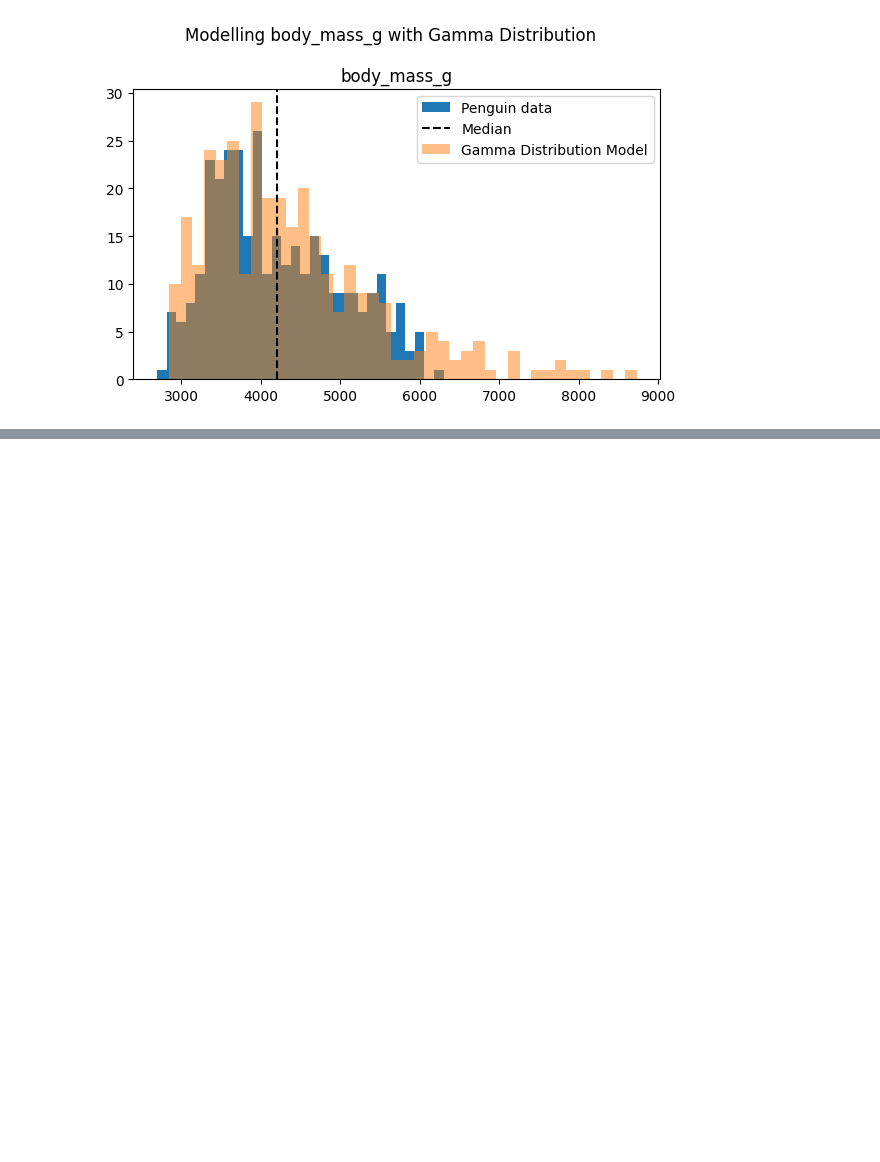
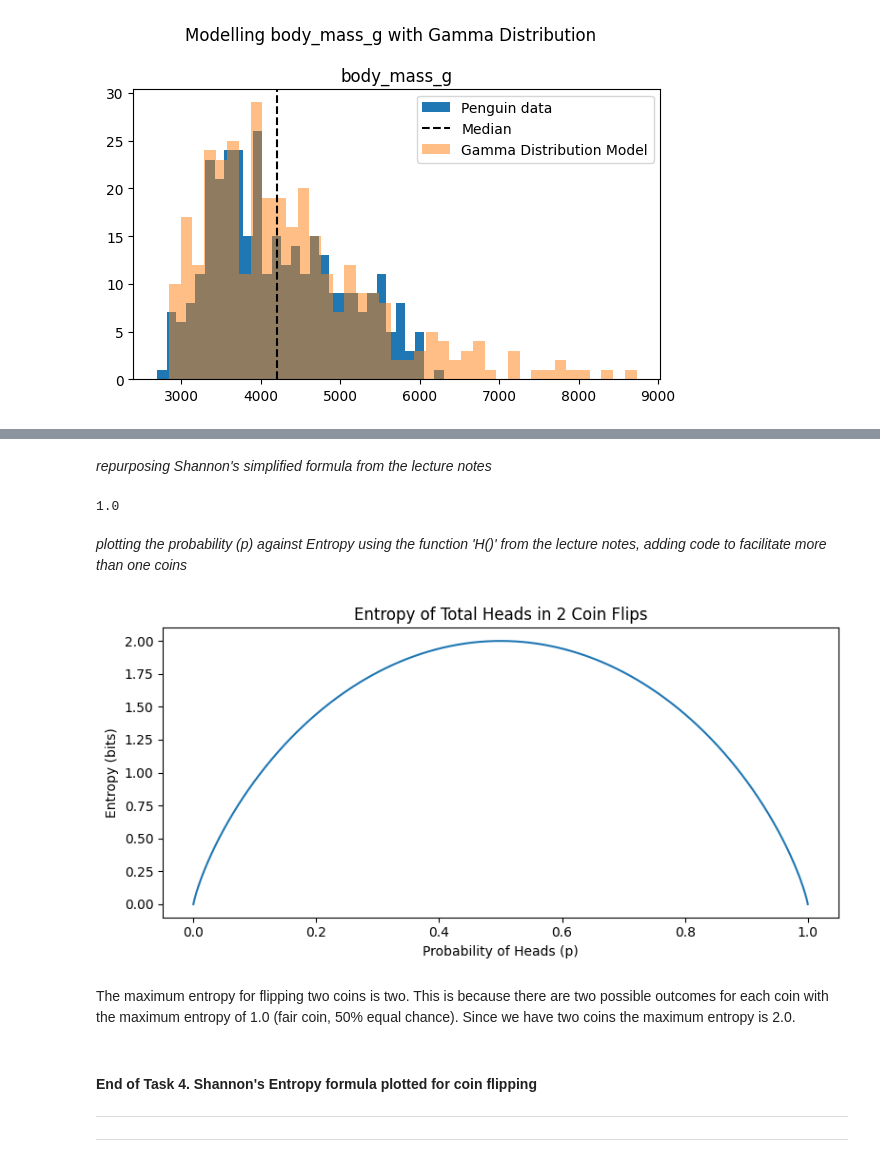
Before and after one commit to noyo0/Fundamentals_DataAnalysis, a Jupyter notebook: tasks.ipynb, the cells around one changed output, grey strips where cells are left out. Saved outputs shown, nothing was run; the diff lists cells and outputs as text; code cells hidden in the pictures; blank space fills up the shorter version.

Commit message:
adding Shannon's formula to lecture notes, finisheing task 4.

```diff
--- a/tasks.ipynb
+++ b/tasks.ipynb
@@ -785,0 +801,43 @@ The model with Gamma distribution generates data with a similar shape as the ori
+# %% [markdown]
+*repurposing Shannon's simplified formula from the lecture notes*
+# %%
+#From lecture notes - Shannon's Entropy formula encapsulated in function 'H'
+def H(p):
+    return -(1-p) * np.log2(1.0-p)-p*np.log2(p)
+
+#test with a 50% chance (a fair coin)
+H(0.5)
+# %% [output]
+1.0
+# %% [markdown]
+*plotting the probability (p) against Entropy using the function 'H()' from the lecture notes, adding code to facilitate more than one coins*
+# %%
+# plot the entropy for probability p
+
+# create plot
+fig,ax=plt.subplots(figsize=(8,4))
+
+#p is probability
+p=np.linspace(0.00000001,0.99999999,10001) # from lecture notes - 10k+1 probabilities
+
+#changes to code in lecture notes to facilitate more than one coin
+number_of_coins=2 #store number of coins
+p_coin=H(p)#get entropy for each probability
+plotMe=p_coin*number_of_coins #store entropy multiplied by number of coins to capture total possible number of heads
+
+#Plot H(p) (Entropy for p Probabilty)
+ax.plot(p,plotMe)
+# labels
+plt.xlabel('Probability of Heads (p)')
+plt.ylabel('Entropy (bits)')
+plt.title(f'Entropy of Total Heads in {number_of_coins} Coin Flips')
+plt.tight_layout()
+plt.show()
+# %% [output]
+[figure, added]
+# %% [markdown]
+The maximum entropy for flipping two coins is two. This is because there are two possible outcomes for each coin with the maximum entropy of 1.0 (fair coin, 50% equal chance). Since we have two coins the maximum entropy is 2.0.
+# %% [markdown]
+#### End of Task 4. Shannon's Entropy formula plotted for coin flipping
+---
+***
```
Also changed, not shown: parts of 17 cells of this notebook, 1 other file.
